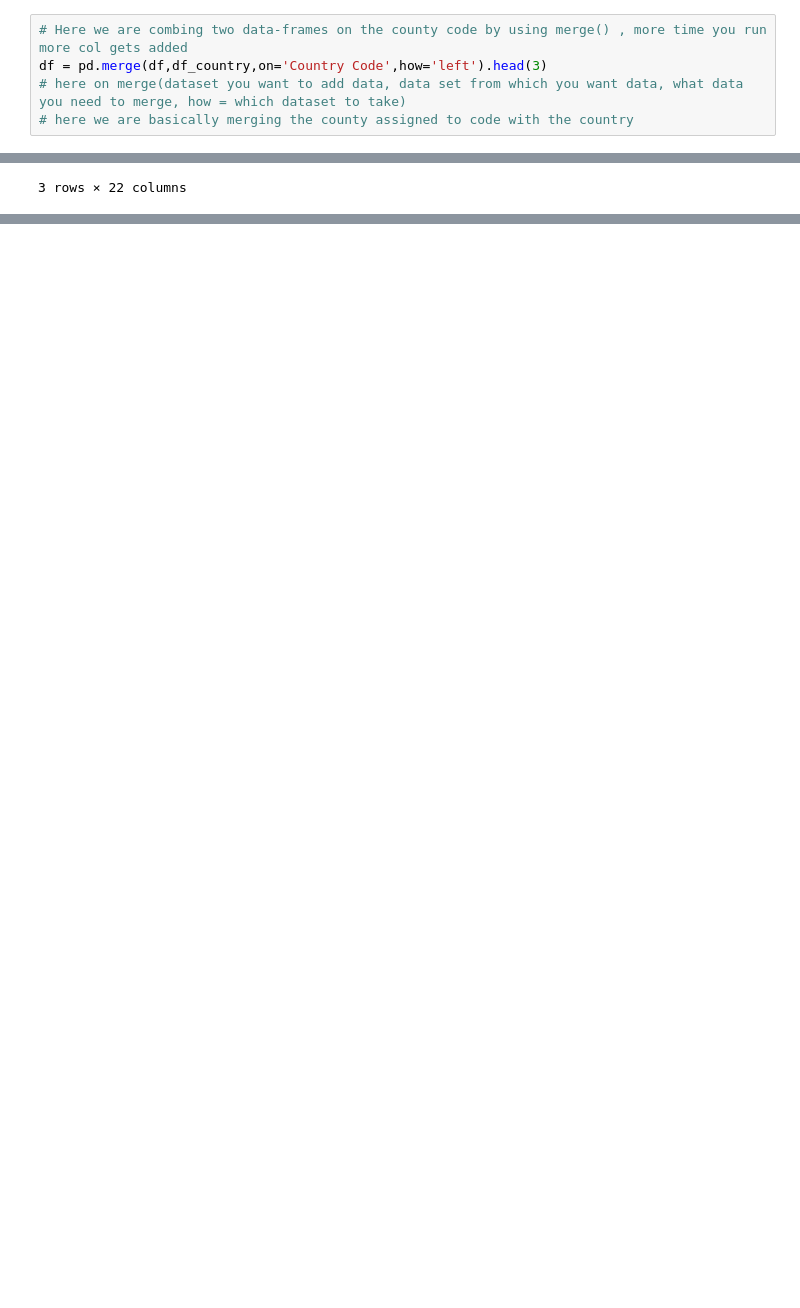
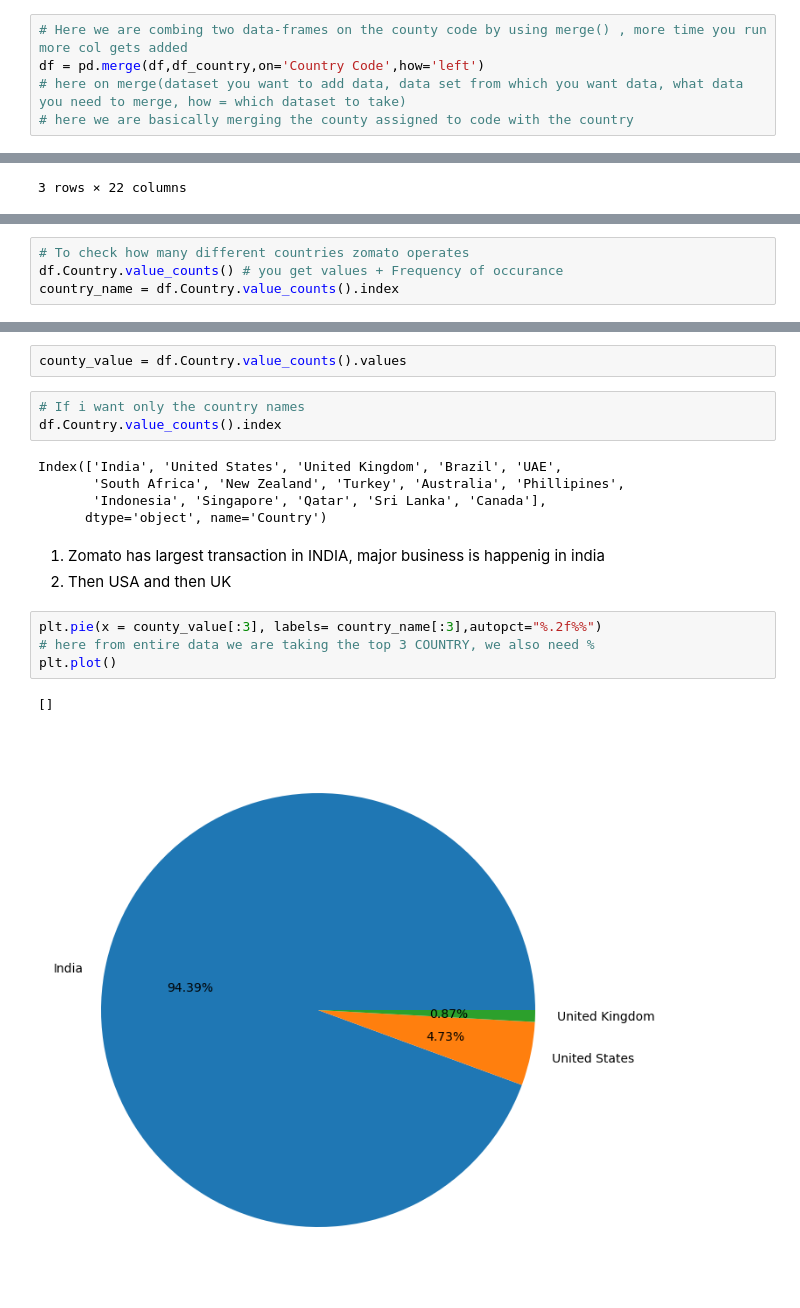
Before and after one commit to hsnaidu/DS_L, a Jupyter notebook: EDA/EDA_One.ipynb, the cells around one changed output, grey strips where cells are left out. Saved outputs shown, nothing was run; the diff lists cells and outputs as text; blank space fills up the shorter version.

Commit message:
Zomato EDA

```diff
--- a/EDA/EDA_One.ipynb
+++ b/EDA/EDA_One.ipynb
@@ -139,7 +140,7 @@ df['Country Code'].head(3)
 Name: Country Code, dtype: int64
 # %%
 # Here we are combing two data-frames on the county code by using merge() , more time you run more col gets added
-df = pd.merge(df,df_country,on='Country Code',how='left').head(3)
+df = pd.merge(df,df_country,on='Country Code',how='left')
 # here on merge(dataset you want to add data, data set from which you want data, what data you need to merge, how = which dataset to take)
 # here we are basically merging the county assigned to code with the country
 # %%
@@ -152,0 +175,4 @@ df.head(3)
+# %%
+# To check how many different countries zomato operates
+df.Country.value_counts() # you get values + Frequency of occurance
+country_name = df.Country.value_counts().index
@@ -152,0 +184,20 @@ df.head(3)
+# %%
+county_value = df.Country.value_counts().values
+# %%
+# If i want only the country names
+df.Country.value_counts().index
+# %% [output]
+Index(['India', 'United States', 'United Kingdom', 'Brazil', 'UAE',
+       'South Africa', 'New Zealand', 'Turkey', 'Australia', 'Phillipines',
+       'Indonesia', 'Singapore', 'Qatar', 'Sri Lanka', 'Canada'],
+      dtype='object', name='Country')
+# %% [markdown]
+1. Zomato has largest transaction in INDIA, major business is happenig in india
+2. Then USA and then UK
+# %%
+plt.pie(x = county_value[:3], labels= country_name[:3],autopct="%.2f%%")
+# here from entire data we are taking the top 3 COUNTRY, we also need %
+plt.plot()
+# %% [output]
+[]
+[figure, added]
```
Also changed, not shown: parts of 32 cells of this notebook.
